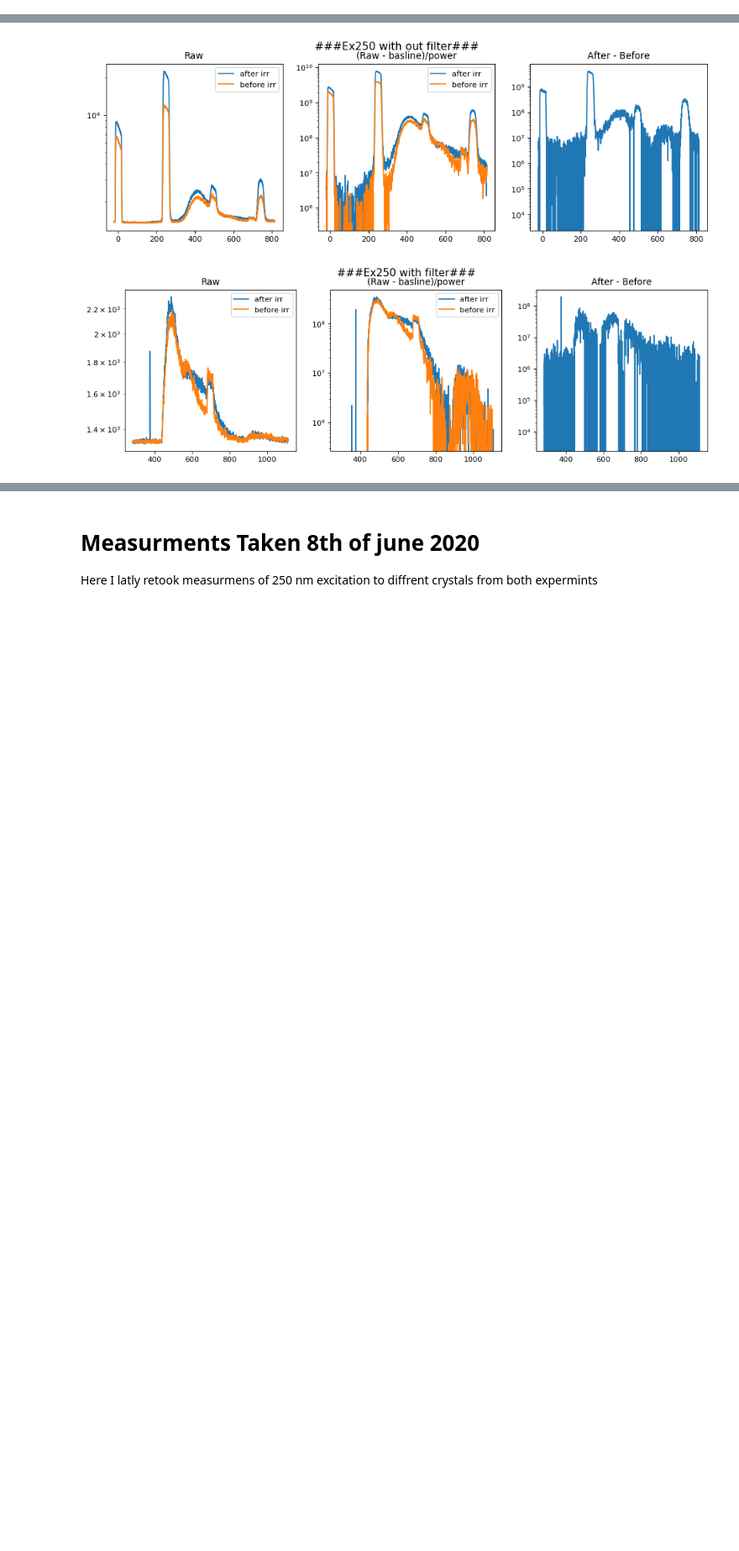
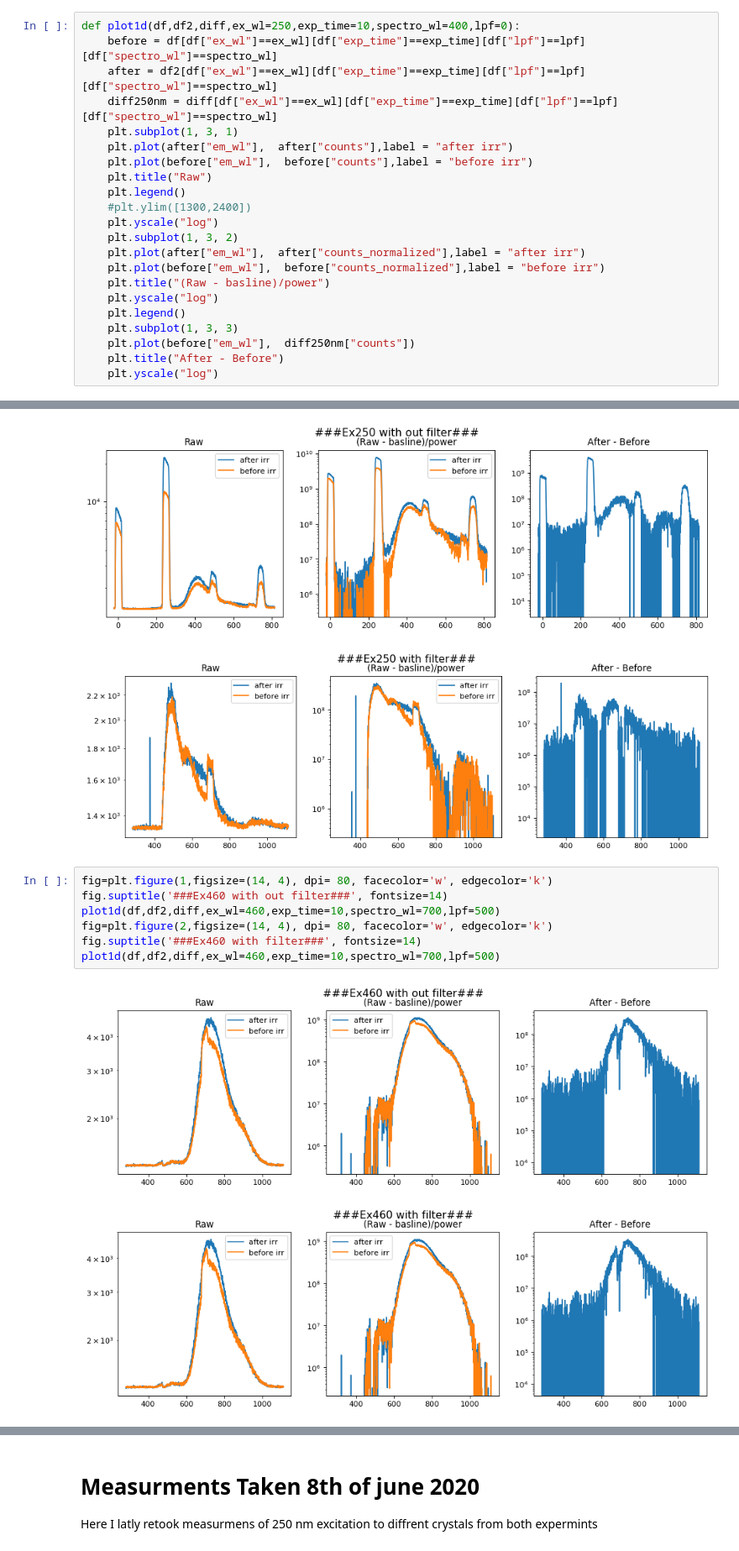
Before and after one commit to michaweiss89/CCAnalsys, a Jupyter notebook: SPanalysis.ipynb, the cells around one changed output, grey strips where cells are left out. Shown at 84% size. Saved outputs shown, nothing was run; the diff lists cells and outputs as text; blank space fills up the shorter version.

```diff
--- a/SPanalysis.ipynb
+++ b/SPanalysis.ipynb
@@ -45,6 +45,28 @@ creat2d(diff,counts="counts")
 [figure]
 [figure]
 [figure]
+# %%
+def plot1d(df,df2,diff,ex_wl=250,exp_time=10,spectro_wl=400,lpf=0):
+    before = df[df["ex_wl"]==ex_wl][df["exp_time"]==exp_time][df["lpf"]==lpf][df["spectro_wl"]==spectro_wl]
+    after = df2[df["ex_wl"]==ex_wl][df["exp_time"]==exp_time][df["lpf"]==lpf][df["spectro_wl"]==spectro_wl]
+    diff250nm = diff[df["ex_wl"]==ex_wl][df["exp_time"]==exp_time][df["lpf"]==lpf][df["spectro_wl"]==spectro_wl]
+    plt.subplot(1, 3, 1)
+    plt.plot(after["em_wl"],  after["counts"],label = "after irr")
+    plt.plot(before["em_wl"],  before["counts"],label = "before irr")
+    plt.title("Raw")
+    plt.legend()
+    #plt.ylim([1300,2400])
+    plt.yscale("log")
+    plt.subplot(1, 3, 2)
+    plt.plot(after["em_wl"],  after["counts_normalized"],label = "after irr")
+    plt.plot(before["em_wl"],  before["counts_normalized"],label = "before irr")
+    plt.title("(Raw - basline)/power")
+    plt.yscale("log")
+    plt.legend()
+    plt.subplot(1, 3, 3)
+    plt.plot(before["em_wl"],  diff250nm["counts"])
+    plt.title("After - Before")
+    plt.yscale("log")
 # %% [markdown]
 # 2. 1d Plot focused on 250 Excitation
 # %%
@@ -57,3 +79,13 @@ plot1d(df,df2,diff,ex_wl=250,exp_time=10,spectro_wl=700,lpf=450)
 # %% [output]
 [figure]
 [figure]
+# %%
+fig=plt.figure(1,figsize=(14, 4), dpi= 80, facecolor='w', edgecolor='k')
+fig.suptitle('###Ex460 with out filter###', fontsize=14)
+plot1d(df,df2,diff,ex_wl=460,exp_time=10,spectro_wl=700,lpf=500)
+fig=plt.figure(2,figsize=(14, 4), dpi= 80, facecolor='w', edgecolor='k')
+fig.suptitle('###Ex460 with filter###', fontsize=14)
+plot1d(df,df2,diff,ex_wl=460,exp_time=10,spectro_wl=700,lpf=500)
+# %% [output]
+[figure, added]
+[figure, added]
```
Also changed, not shown: parts of 28 cells of this notebook.
